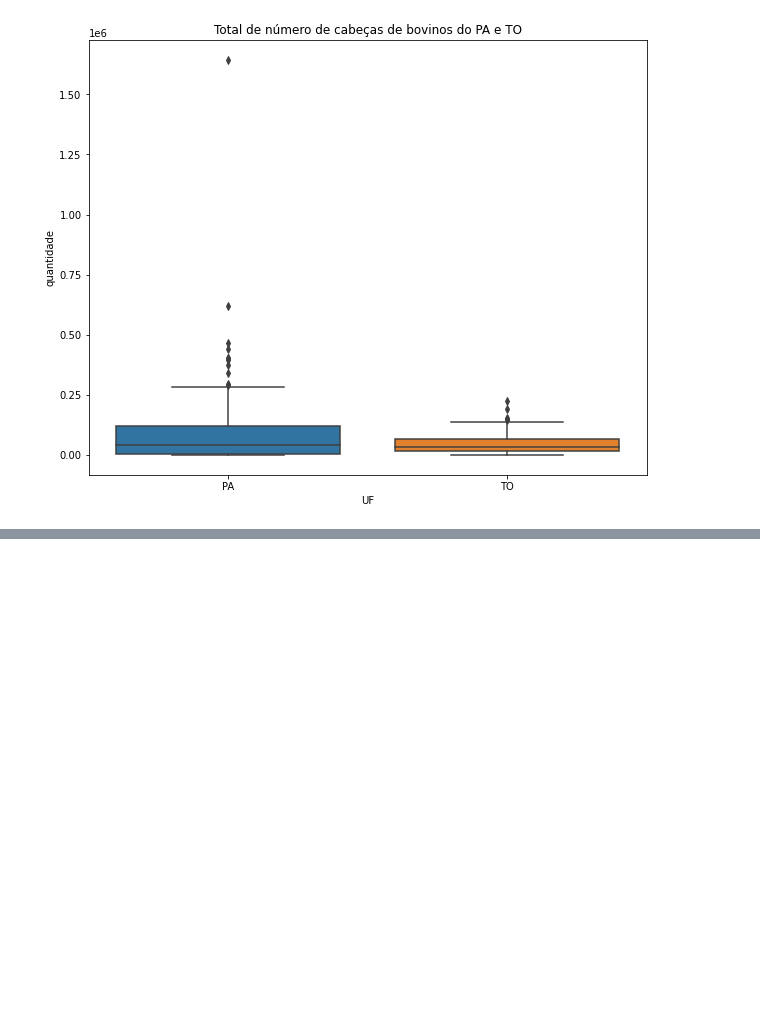
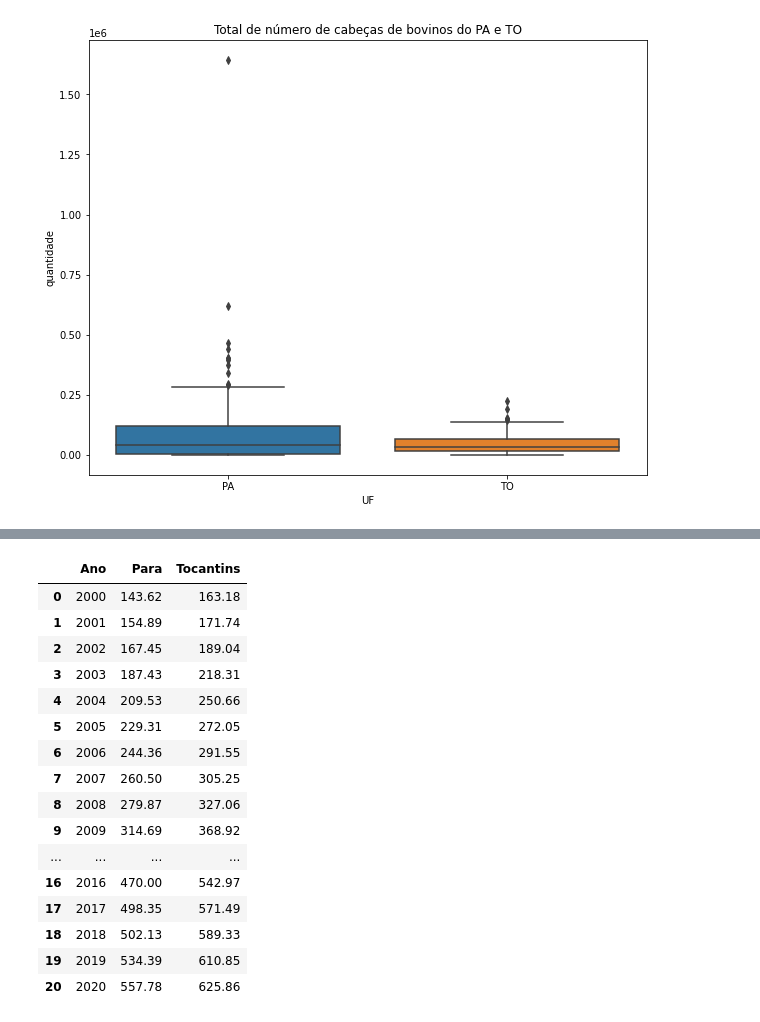
Before and after one commit to stefaneadna/Visualizacao_API_IBGE, a Jupyter notebook: at2.ipynb, the cells around one changed output, grey strips where cells are left out. Cells and saved outputs as stored; diff of their text form; code cells hidden in the pictures; blank space fills up the shorter version.

```diff
--- a/at2.ipynb
+++ b/at2.ipynb
@@ -122,0 +131,10 @@ plt.show()
+# %%
+url = 'https://servicodados.ibge.gov.br/api/v3/agregados/2296/periodos/200001|200101|200201|200301|200401|200501|200601|200701|200801|200901|201001|201101|201201|201301|201401|201501|201601|201701|201801|201901|202001/variaveis/49?localidades=N3[15,17]'
+
+response_url = requests.get(url)
+data_civil = response_url.json()
+for item in data_civil:
+  for key in item['resultados']:
+    json = key
+data_civil = pd.json_normalize(json['series'])
+data_civil
@@ -122,0 +146,46 @@ plt.show()
+# %%
+rename_columns = {
+    'serie.200001':'2000',
+    'serie.200101':'2001',
+    'serie.200201':'2002',
+    'serie.200301':'2003',
+    'serie.200401':'2004',
+    'serie.200501':'2005',
+    'serie.200601':'2006',
+    'serie.200701':'2007',
+    'serie.200801':'2008',
+    'serie.200901':'2009',
+    'serie.201001':'2010',
+    'serie.201101':'2011',
+    'serie.201201':'2012',
+    'serie.201301':'2013',
+    'serie.201401':'2014',
+    'serie.201501':'2015',
+    'serie.201601':'2016',
+    'serie.201701':'2017',
+    'serie.201801':'2018',
+    'serie.201901':'2019',
+    'serie.202001':'2020'
+}
+data_civil.rename(columns=rename_columns,inplace=True)
+data_civil = data_civil.T[4:].reset_index()
+data_civil.rename(columns={0:'Para',1:'Tocantins','index':'Ano'},inplace=True)
+data_civil
+# %% [output]
+|  | Ano | Para | Tocantins |
+| 0 | 2000 | 143.62 | 163.18 |
+| 1 | 2001 | 154.89 | 171.74 |
+| 2 | 2002 | 167.45 | 189.04 |
+| 3 | 2003 | 187.43 | 218.31 |
+| 4 | 2004 | 209.53 | 250.66 |
+| 5 | 2005 | 229.31 | 272.05 |
+| 6 | 2006 | 244.36 | 291.55 |
+| 7 | 2007 | 260.50 | 305.25 |
+| 8 | 2008 | 279.87 | 327.06 |
+| 9 | 2009 | 314.69 | 368.92 |
+| ... | ... | ... | ... |
+| 16 | 2016 | 470.00 | 542.97 |
+| 17 | 2017 | 498.35 | 571.49 |
+| 18 | 2018 | 502.13 | 589.33 |
+| 19 | 2019 | 534.39 | 610.85 |
+| 20 | 2020 | 557.78 | 625.86 |
```
Also changed, not shown: parts of 10 cells of this notebook.
